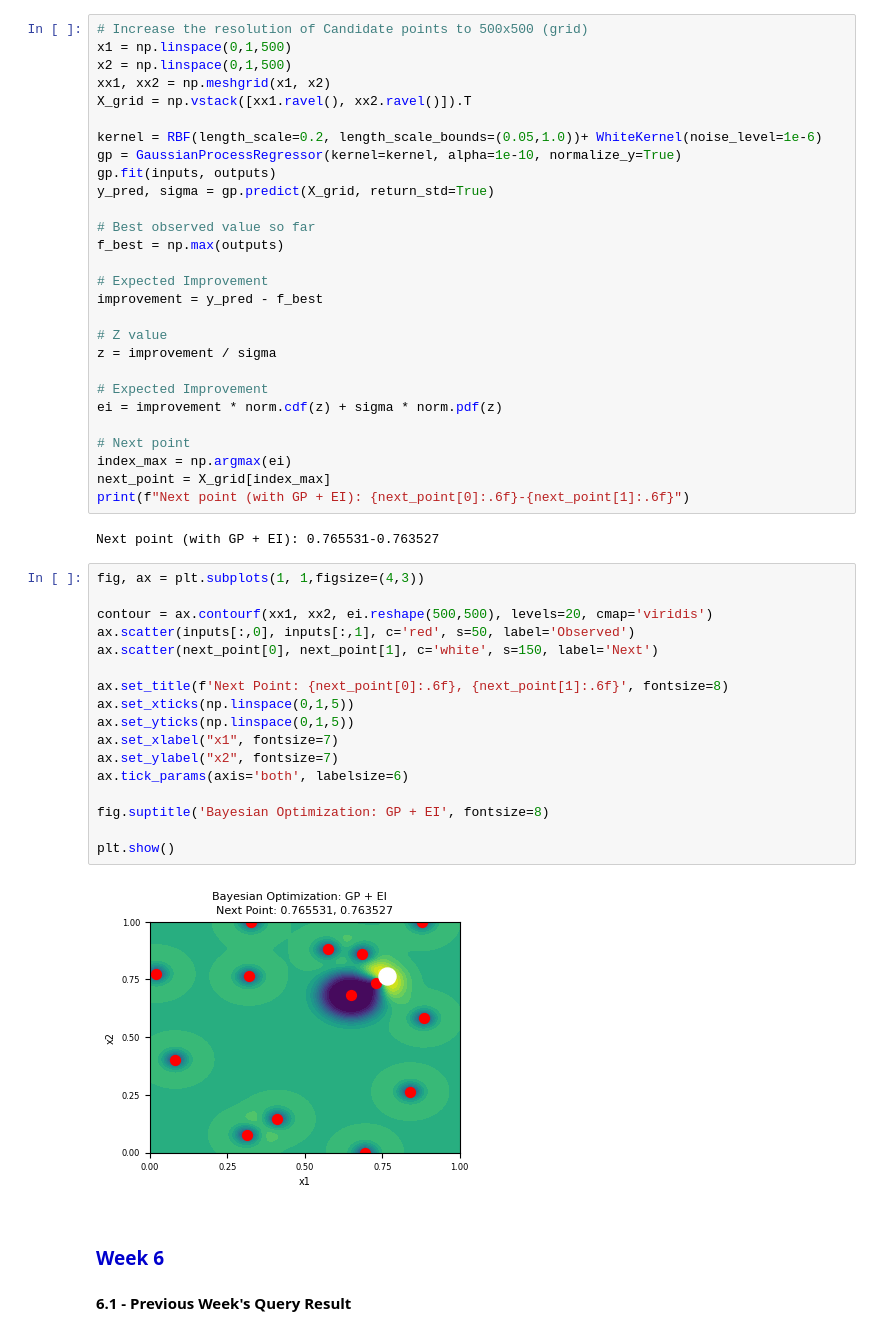
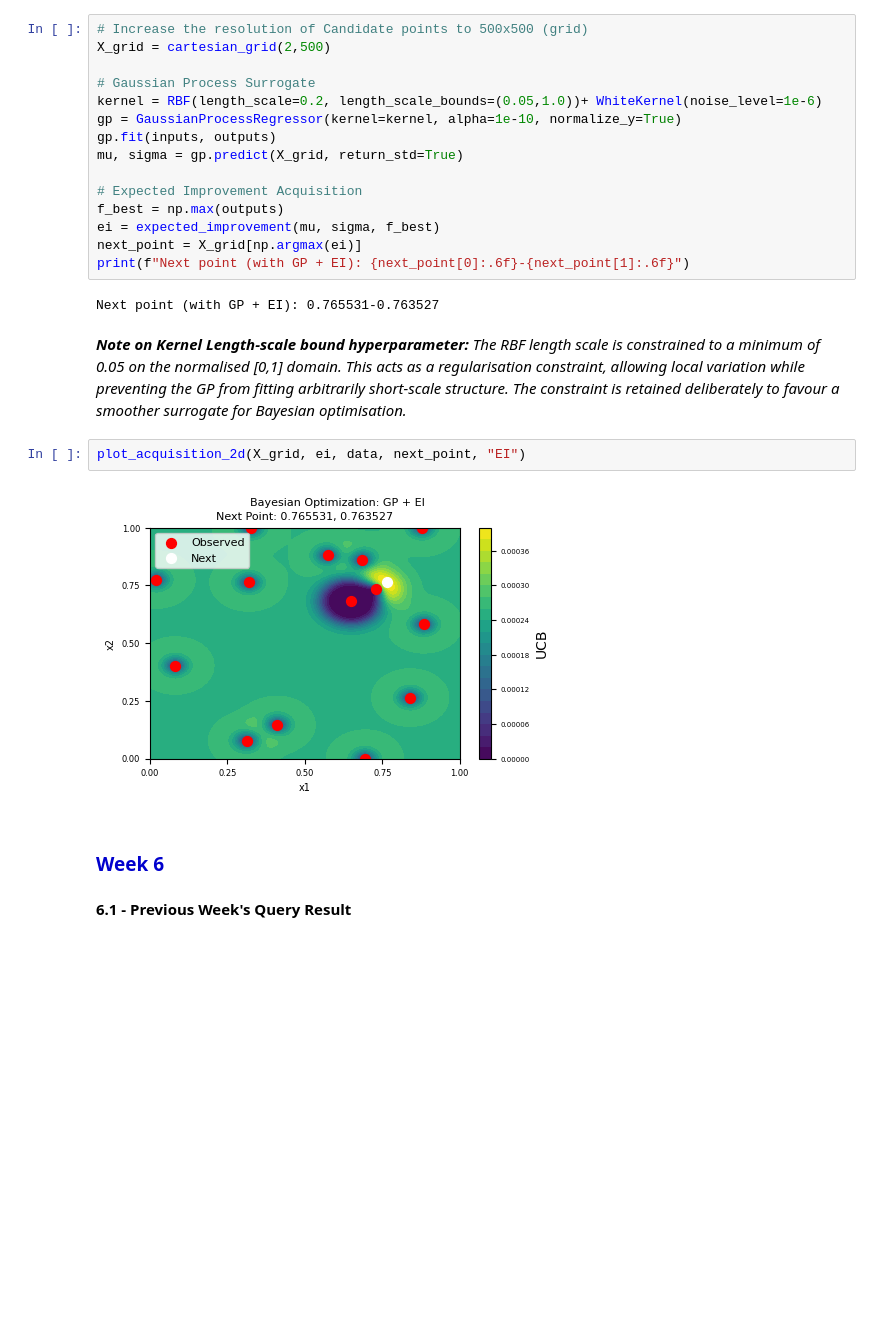
Before and after one commit to hervezogo/Bayesian-Black-Box-Optimisation, a Jupyter notebook: notebooks/Function_1.ipynb, the cells around one changed output. Drawn from its saved outputs; the diff is of its cells as text; blank space fills up the shorter version.

```diff
--- a/notebooks/Function_1.ipynb
+++ b/notebooks/Function_1.ipynb
@@ -545,53 +349,27 @@ Under this specific boundary assumption, the interpolated surface displays two c
 **5.3 - Next point query (Switch to EI)**
 # %%
 # Increase the resolution of Candidate points to 500x500 (grid)
-x1 = np.linspace(0,1,500)
-x2 = np.linspace(0,1,500)
-xx1, xx2 = np.meshgrid(x1, x2)
-X_grid = np.vstack([xx1.ravel(), xx2.ravel()]).T
+X_grid = cartesian_grid(2,500)
 
+# Gaussian Process Surrogate
 kernel = RBF(length_scale=0.2, length_scale_bounds=(0.05,1.0))+ WhiteKernel(noise_level=1e-6)
 gp = GaussianProcessRegressor(kernel=kernel, alpha=1e-10, normalize_y=True)
 gp.fit(inputs, outputs)
-y_pred, sigma = gp.predict(X_grid, return_std=True)
+mu, sigma = gp.predict(X_grid, return_std=True)
 
-# Best observed value so far
+# Expected Improvement Acquisition
 f_best = np.max(outputs)
-
-# Expected Improvement
-improvement = y_pred - f_best
-
-# Z value
-z = improvement / sigma
-
-# Expected Improvement
-ei = improvement * norm.cdf(z) + sigma * norm.pdf(z)
-
-# Next point
-index_max = np.argmax(ei)
-next_point = X_grid[index_max]
+ei = expected_improvement(mu, sigma, f_best)
+next_point = X_grid[np.argmax(ei)]
 print(f"Next point (with GP + EI): {next_point[0]:.6f}-{next_point[1]:.6f}")
 # %% [output]
 Next point (with GP + EI): 0.765531-0.763527
+# %% [markdown]
+***Note on Kernel Length-scale bound hyperparameter:*** *The RBF length scale is constrained to a minimum of 0.05 on the normalised [0,1] domain. This acts as a regularisation constraint, allowing local variation while preventing the GP from fitting arbitrarily short-scale structure. The constraint is retained deliberately to favour a smoother surrogate for Bayesian optimisation.*
 # %%
-fig, ax = plt.subplots(1, 1,figsize=(4,3))
-
-contour = ax.contourf(xx1, xx2, ei.reshape(500,500), levels=20, cmap='viridis')
-ax.scatter(inputs[:,0], inputs[:,1], c='red', s=50, label='Observed')
-ax.scatter(next_point[0], next_point[1], c='white', s=150, label='Next')
-
-ax.set_title(f'Next Point: {next_point[0]:.6f}, {next_point[1]:.6f}', fontsize=8)
-ax.set_xticks(np.linspace(0,1,5))
-ax.set_yticks(np.linspace(0,1,5))
-ax.set_xlabel("x1", fontsize=7)
-ax.set_ylabel("x2", fontsize=7)
-ax.tick_params(axis='both', labelsize=6)
-
-fig.suptitle('Bayesian Optimization: GP + EI', fontsize=8)
-
-plt.show()
+plot_acquisition_2d(X_grid, ei, data, next_point, "EI")
 # %% [output]
-[figure, old version]
+[figure, new version]
 # %% [markdown]
 <h1 style="color:#0000CD;font-size:19px;"">Week 6</h1>
 
```
Also changed, not shown: parts of 50 cells of this notebook.
